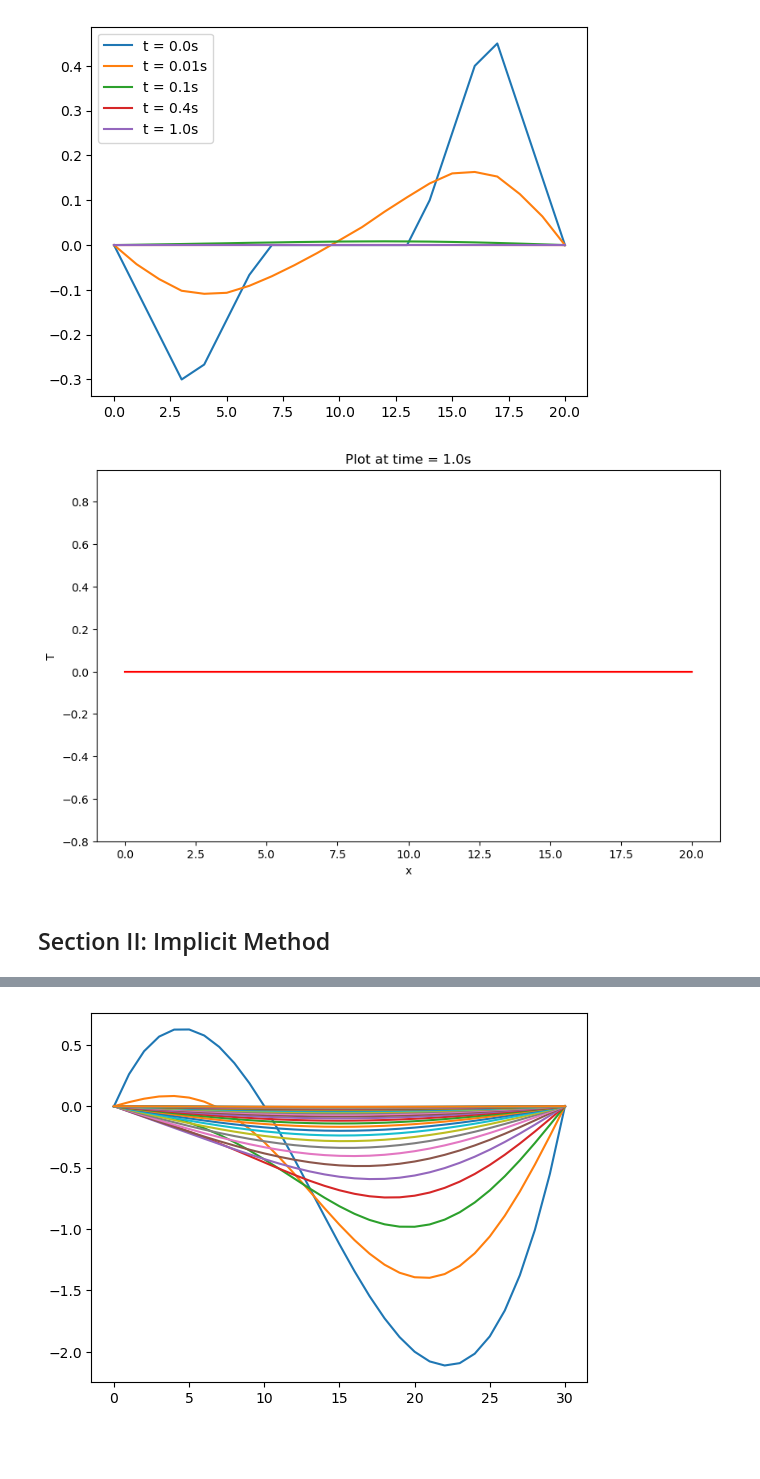
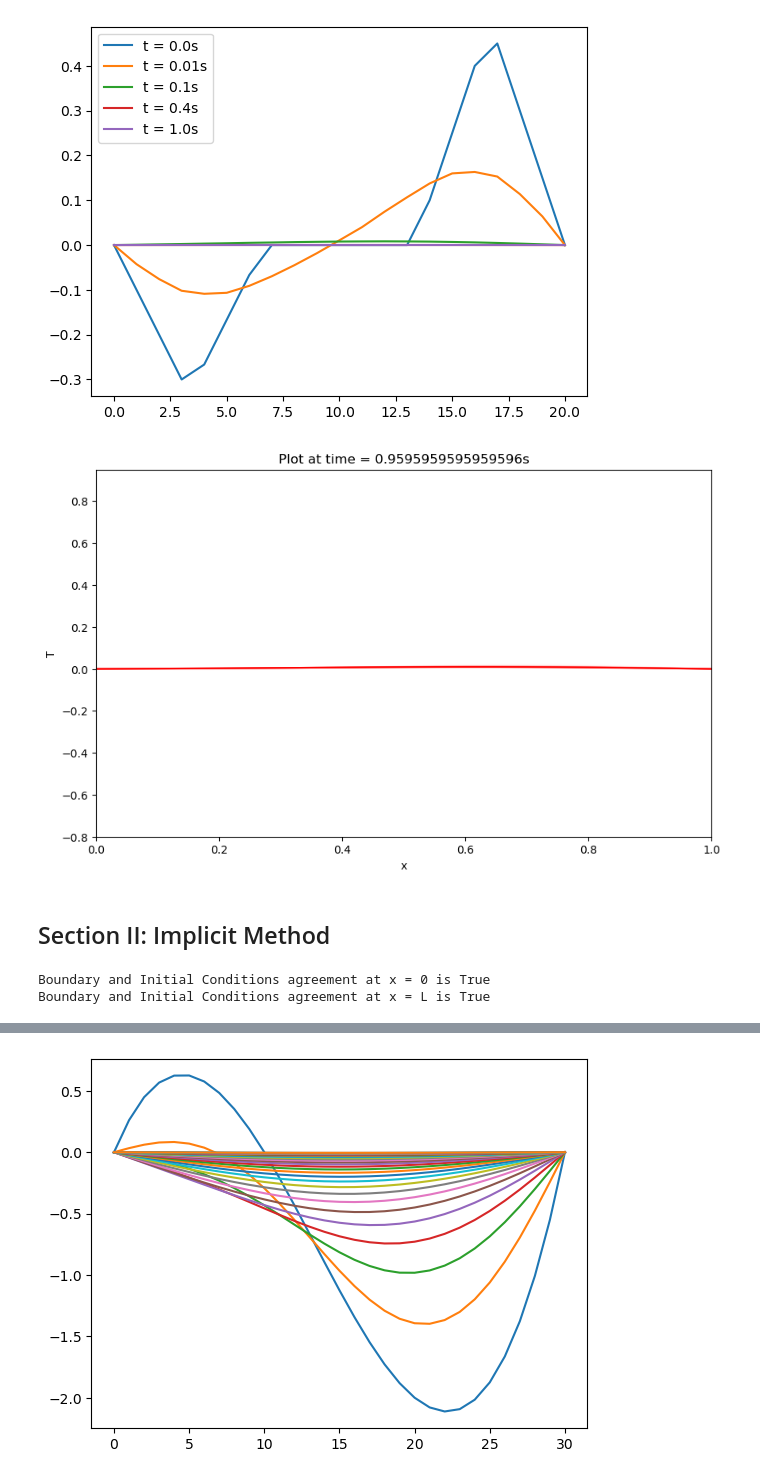
Before and after one commit to Miller-Ryan-1/csueb_phys, a Jupyter notebook: numerical_pdes/heat_equation_PDE_sols.ipynb, the cells around one changed output, grey strips where cells are left out. Saved outputs shown, nothing was run; the diff lists cells and outputs as text; code cells hidden in the pictures; blank space fills up the shorter version.

```diff
--- a/numerical_pdes/heat_equation_PDE_sols.ipynb
+++ b/numerical_pdes/heat_equation_PDE_sols.ipynb
@@ -103,7 +103,7 @@ for _ in range(t):
     # First, create empty time step - basically initize a list of u(t,x) to fill
     u_t_x = []
     # Now grab the last time step line (the value of u at each x for the previous t)
-    u_line = Ui[-1]
+    u_line = U[-1]
 
     for i in range(1,Nx):
         # Equation 5.14 (slightly modified) to calculate u at each x value:
@@ -116,6 +116,6 @@ for _ in range(t):
     u_t_x.insert(len(u_line),0)
 
     # Now append the full solutions matrix
-    Ui.append(u_t_x)
+    U.append(u_t_x)
 # %%
 # Display Solutions as a dataframe (for personal convenience)
@@ -137,8 +137,8 @@ df
 1001 rows × 31 columns
 # %%
 # Plotting t = 0 to t = 1000, in 20dt increments
-for i in np.arange(0,len(Ui),20):
-    plt.plot(Ui[i])
+for i in np.arange(0,len(U),20):
+    plt.plot(U[i])
     plt.xlabel('x')
     plt.ylabel('T')
     plt.text(0,-1.75,"Lines represent time values")
@@ -296,5 +296,5 @@ def u_t_L(t):
 
 t_max = 1000
 
-U = heat_1d(f, D, dx, L, u_t_0, u_t_L, t_max)
+U2 = heat_1d(f, D, dx, L, u_t_0, u_t_L, t_max)
 # %%
@@ -317,7 +317,7 @@ df
 # %%
 plt.figure(figsize = (12,12))
 for i in np.arange(0,1000,50):
-    plt.plot(U[i], label = f't = {round(i*dt,2)}s')
+    plt.plot(U2[i], label = f't = {round(i*dt,2)}s')
 plt.legend()
 plt.xlabel('x')
 plt.ylabel('T')
@@ -434,9 +429,9 @@ plt.show()
 # %% [output]
 [figure]
 # %%
-heat_plotter(U3,20)
+heat_plotter_advanced(U3, L, 1, 20, 0, .1, 0, 1)
 # %% [output]
-[figure, old version]
+[figure, new version]
 # %% [markdown]
 ## Section II: Implicit Method
 # %%
@@ -496,7 +492,17 @@ T = np.zeros((m,n))
 # %%
+# Set initial conditions
+Ti[0,] = u_0_x(x)
+
 # Set boundary values
-T[:,0] = u_t_0(0)
-T[:,-1] = u_t_L(0)
+Ti[:,0] = u_t_0(0)
+Ti[:,-1] = u_t_L(0)
+
+# Check boundary condition agreement - Note analysis can still work if false, but needs to be taken into consideration
+print('Boundary and Initial Conditions agreement at x = 0 is',u_0_x(0) == u_t_0(0))
+print('Boundary and Initial Conditions agreement at x = L is',u_0_x(L) == u_t_L(0))
+# %% [output]
+Boundary and Initial Conditions agreement at x = 0 is True
+Boundary and Initial Conditions agreement at x = L is True
 # %%
 # Derive the Lambda, as lambo, because lambos are FAAAAAST
 lambo = D * dt/dx**2
```
Also changed, not shown: parts of 25 cells of this notebook, 2 other files.
